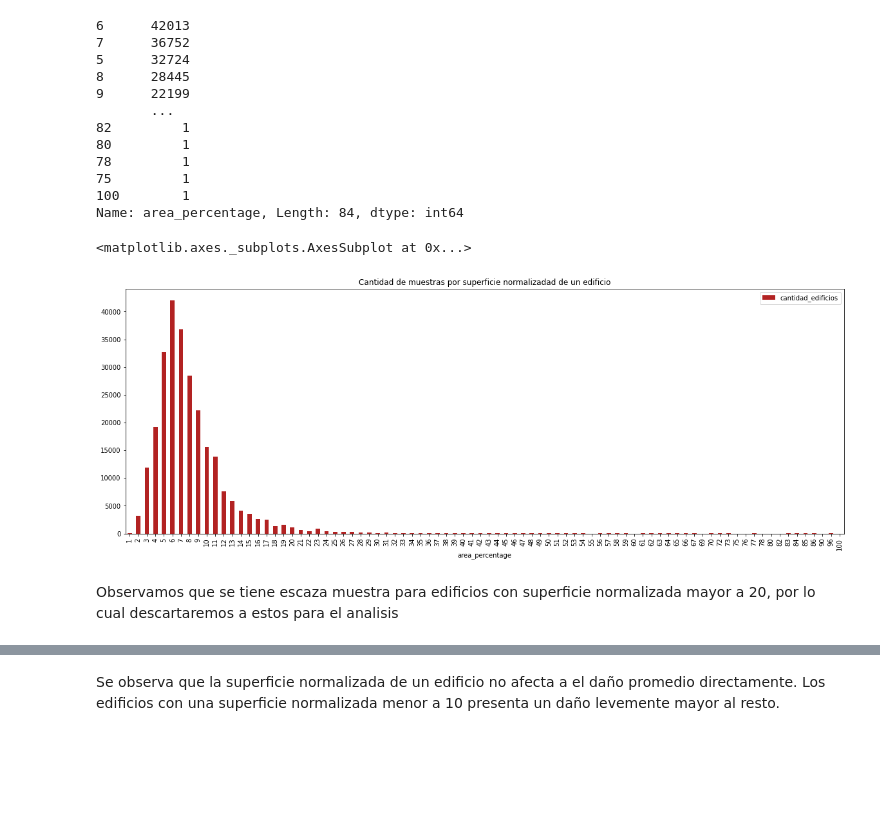
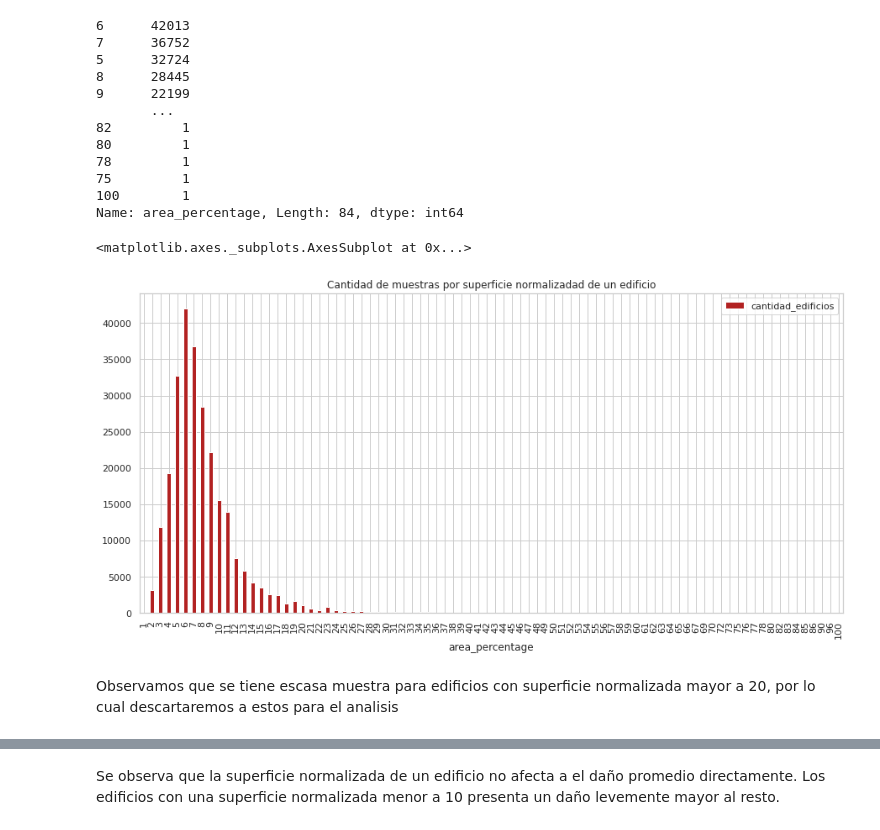
Before and after one commit to SBen-IV/TP-OrgaDeDatos, a Jupyter notebook: TP1/analisis_dimensiones_estructuras.ipynb, the cells around one changed output, grey strips where cells are left out. Drawn from its saved outputs; the diff is of its cells as text; code cells hidden in the pictures; blank space fills up the shorter version.

Commit message:
correccion del archivo de analisis por dimensiones de estructuras

```diff
--- a/TP1/analisis_dimensiones_estructuras.ipynb
+++ b/TP1/analisis_dimensiones_estructuras.ipynb
@@ -33,6 +33,7 @@ import numpy as np
 import seaborn as sns
 import matplotlib.pyplot as plt
 %matplotlib inline
+sns.set(style="whitegrid")
 # %%
 id = '1xRTGPvaCuxk6DSGAQgU0tu9dXscvnIc3'
 downloaded = drive.CreateFile({'id': id})
@@ -265,12 +267,12 @@ del areasDF['damage_grade']
 areasDF = areasDF.drop_duplicates()
 areasDF = areasDF.sort_values(('area_percentage'), ascending = True).set_index('area_percentage')
 # %%
-areasDF.loc[:,['cantidad_edificios']].plot(kind= 'bar', figsize= (20, 7), title= "Cantidad de muestras por superficie normalizadad de un edificio", color= 'firebrick')
+areasDF.loc[:,['cantidad_edificios']].plot(kind= 'bar', figsize= (15, 7), title= "Cantidad de muestras por superficie normalizadad de un edificio", color= 'firebrick')
 # %% [output]
 <matplotlib.axes._subplots.AxesSubplot at 0x...>
-[figure, old version]
+[figure, new version]
 # %% [markdown]
-Observamos que se tiene escaza muestra para edificios con superficie normalizada mayor a 20, por lo cual descartaremos a estos para el analisis
+Observamos que se tiene escasa muestra para edificios con superficie normalizada mayor a 20, por lo cual descartaremos a estos para el analisis
 # %%
 areasDF = areasDF.loc[areasDF.index < 21]
 # %%
```
Also changed, not shown: parts of 59 cells of this notebook.
